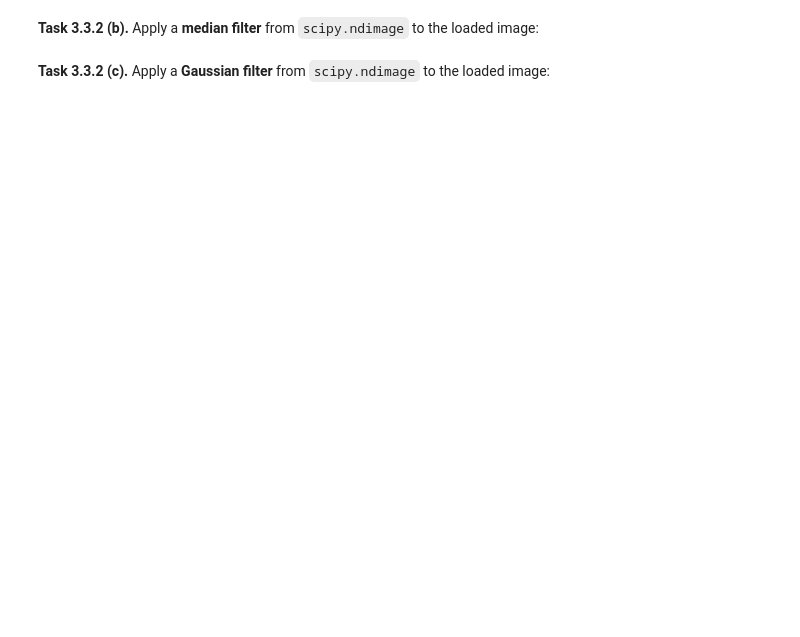
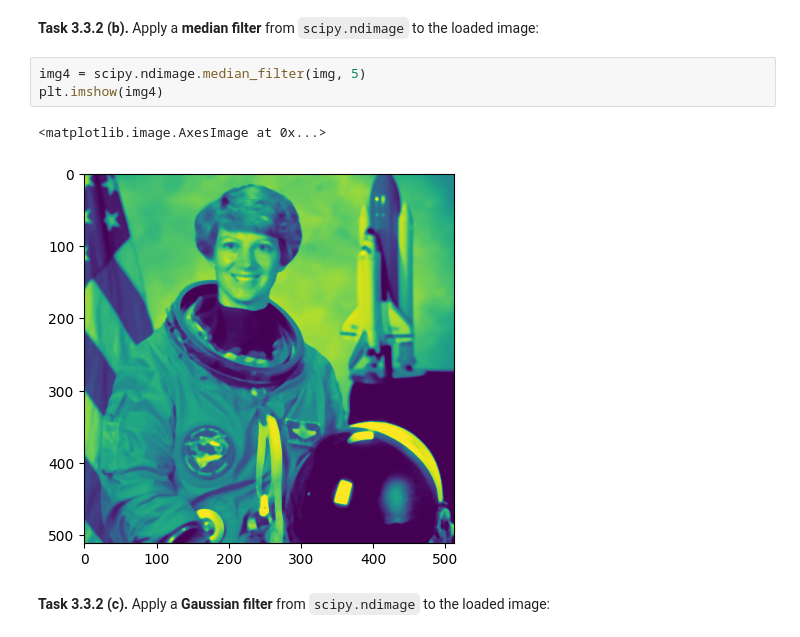
Before and after one commit to lisjakn/mobi-fs3-python, a Jupyter notebook: task3.ipynb, the cells around one changed output. Saved outputs shown, nothing was run; the diff lists cells and outputs as text; blank space fills up the shorter version.

```diff
--- a/task3.ipynb
+++ b/task3.ipynb
@@ -58,4 +101,10 @@ Then, compare your result for filter size `5` with the correct result image `dat
 # %% [markdown]
 **<a id="#">Task 3.3.2 (b).</a>** Apply a **median filter** from `scipy.ndimage` to the loaded image:
+# %%
+img4 = scipy.ndimage.median_filter(img, 5)
+plt.imshow(img4)
+# %% [output]
+<matplotlib.image.AxesImage at 0x...>
+[figure, added]
 # %% [markdown]
 **<a id="#">Task 3.3.2 (c).</a>** Apply a **Gaussian filter** from `scipy.ndimage` to the loaded image:
```
Also changed, not shown: parts of 11 cells of this notebook.
